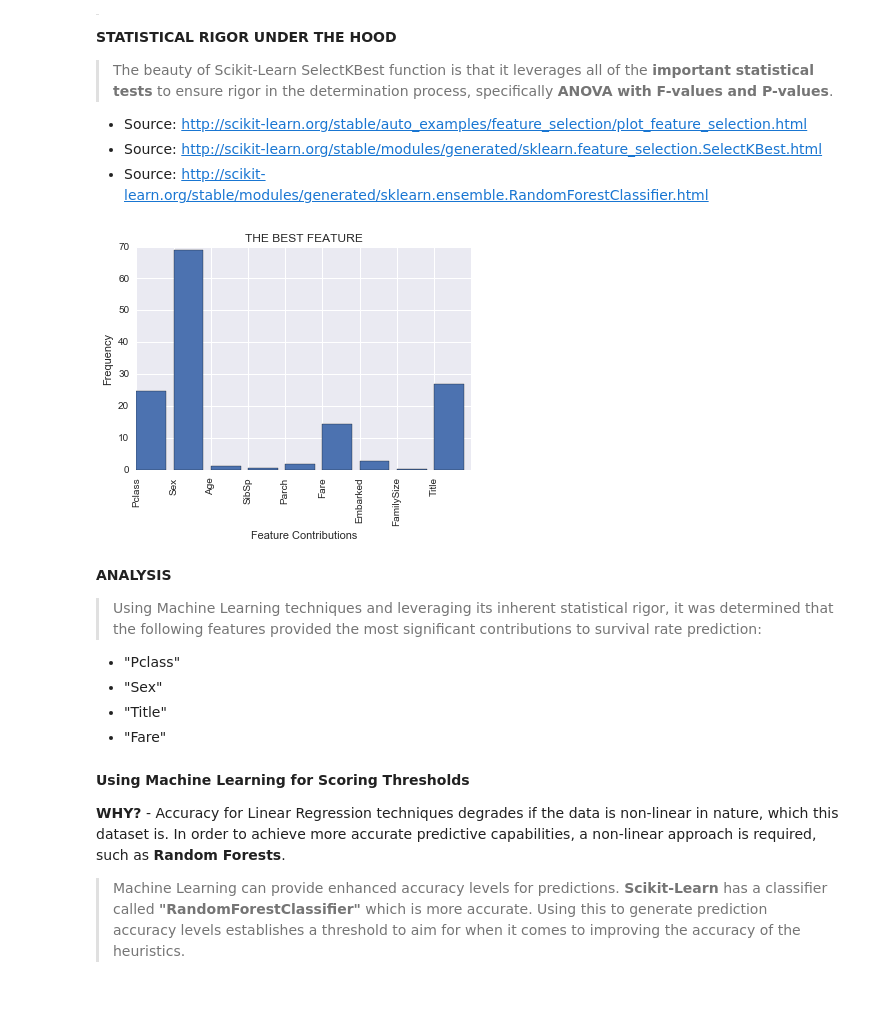
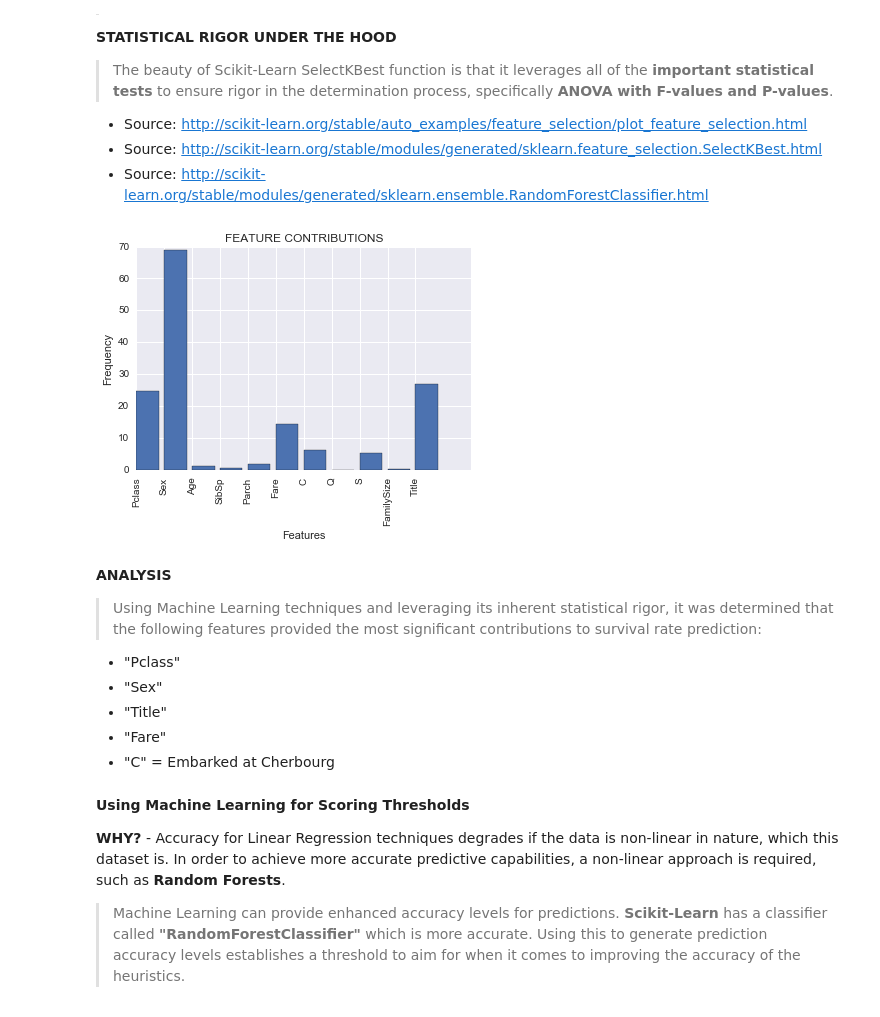
Before and after one commit to profversaggi/Udacity_Nano_DataScience, a Jupyter notebook: Project_2/Project # 2 Submission - Investigate a Dataset - Titanic.ipynb, the cells around one changed output. Cells and saved outputs as stored; diff of their text form; code cells hidden in the pictures.

```diff
--- a/Project_2/Project # 2 Submission - Investigate a Dataset - Titanic.ipynb
+++ b/Project_2/Project # 2 Submission - Investigate a Dataset - Titanic.ipynb
@@ -665,5 +667,5 @@ titanic_ml_df.head(2)
 # %%
-# DATAFRAME TRANSFORMATIONS
+# MACHINE LEARNING DATAFRAME TRANSFORMATIONS
 
 # AGE - this column has missing values which we'll simply substitute the median values of the column for each one.
 titanic_ml_df["Age"] = titanic_ml_df["Age"].fillna(titanic_ml_df["Age"].median())
@@ -674,6 +676,12 @@ titanic_ml_df.loc[titanic_ml_df["Sex"] == "female", "Sex"] = 1
 
 # EMBARKED - transform from a string to numeric
 titanic_ml_df["Embarked"] = titanic_ml_df["Embarked"].fillna("S")
-titanic_ml_df.loc[titanic_ml_df["Embarked"] == "S", "Embarked"] = 0
-titanic_ml_df.loc[titanic_ml_df["Embarked"] == "C", "Embarked"] = 1
-titanic_ml_df.loc[titanic_ml_df["Embarked"] == "Q", "Embarked"] = 2
+
+# NOTE: Categorical Variables "Embarked" cannot be represented as continuous:
+#       To fix this we create "dummy" variables where each category
+#       is given its own column and the values are 0 and 1 to indicate
+#       if the corresponding row is that category or not. Returns a dataframe.
+dummies = pd.get_dummies(titanic_ml_df['Embarked'])
+
+# Concatinate the "dummies" dataframe to the "titanic_ml_df" for further use.
+titanic_ml_df = pd.concat([titanic_ml_df, dummies], axis=1)
@@ -744,35 +772,36 @@ titanic_ml_df["Title"] = titles
 # %%
 # FINDING THE BEST FEATURE and PLOT them.
 
 import numpy as np
 from sklearn.feature_selection import SelectKBest, f_classif
 
 # Establish Predictors
-predictors = ["Pclass", "Sex", "Age", "SibSp", "Parch", "Fare", "Embarked", "FamilySize", "Title"]
+# predictors = ["Pclass", "Sex", "Age", "SibSp", "Parch", "Fare", "Embarked", "FamilySize", "Title"]
+predictors = ["Pclass", "Sex", "Age", "SibSp", "Parch", "Fare", "C", "Q", "S", "FamilySize", "Title"]
 
 # Perform feature selection using ANOVA F-value between labe/feature for classification tasks,
 # and get the appropriate features.
 selector = SelectKBest(f_classif, k=5)
 selector.fit(titanic_ml_df[predictors], titanic_ml_df["Survived"])
 
 # Fetch the raw p-values for each feature, and transform from p-values into scores
 # using Numpy's Log10 function.
 
 # NOTE: The "-np.log10" is used to ensure the normalization of the input variables (selector.pvalues_),
 #       that the input variables are approximately normal in distribution, and that the output variable
 #       is constant variance (that the variance of the output variable is independent of the input variables).
 #       Without this transformation the scores would not produce the results we desire (best feature).
 scores = -np.log10(selector.pvalues_)
 
 # Plot the scores, and NOTICE: the larger contribution of "Pclass", "Sex", "Title", and "Fare".
 plt.bar(range(len(predictors)), scores)
 plt.xticks(range(len(predictors)), predictors, rotation='vertical')
-plt.xlabel('Feature Contributions')
+plt.xlabel('Features')
 plt.ylabel('Frequency')
-plt.title('THE BEST FEATURE')
+plt.title('FEATURE CONTRIBUTIONS')
 plt.show()
 # %% [output]
-[figure, old version]
+[figure, new version]
 # %% [markdown]
 **ANALYSIS**
 
@@ -783,6 +812,7 @@ plt.show()
 * "Sex"
 * "Title"
 * "Fare"
+* "C" = Embarked at Cherbourg
 # %% [markdown]
 **Using Machine Learning for Scoring Thresholds**
 
```
Also changed, not shown: parts of 14 cells of this notebook, 2 other files.
